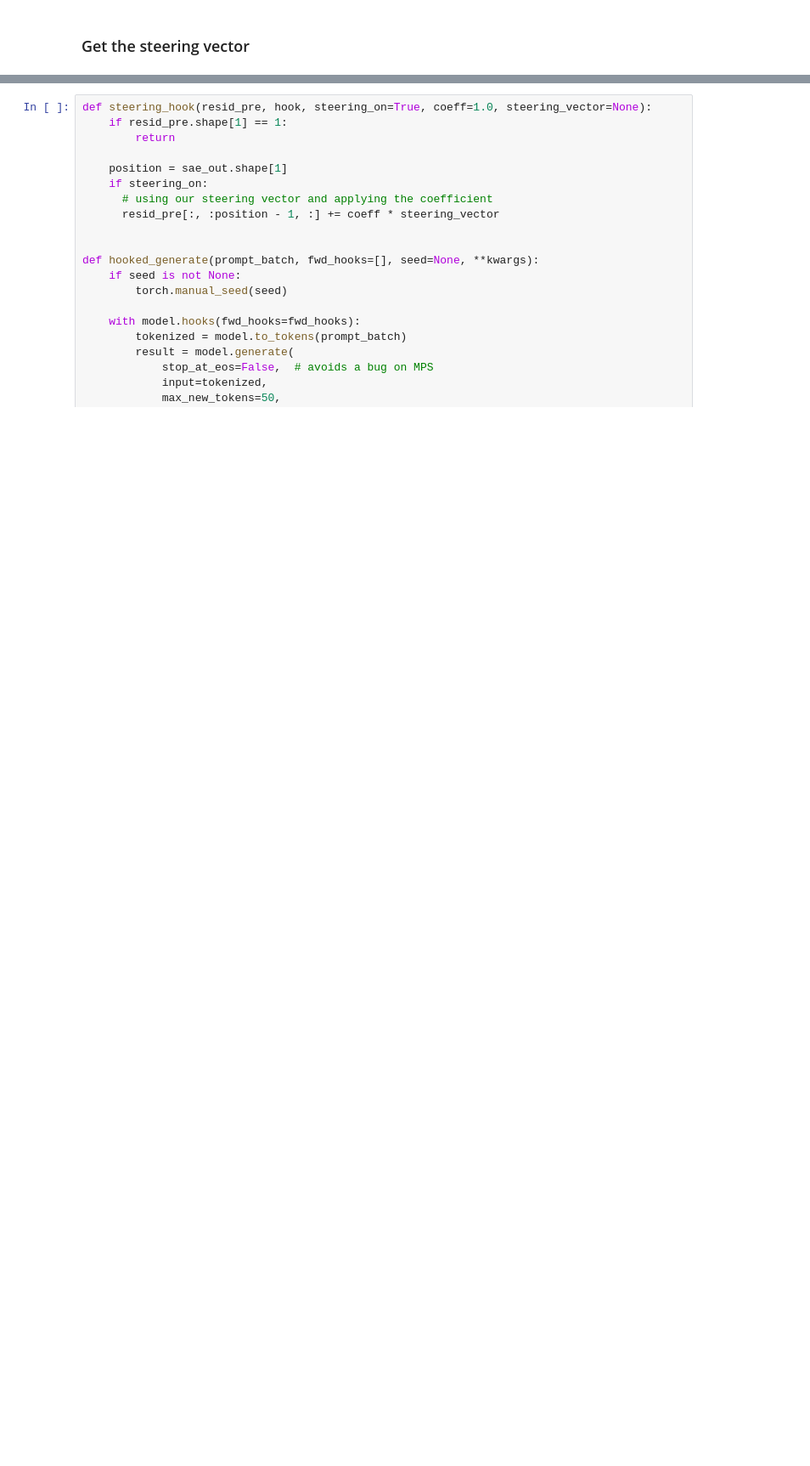
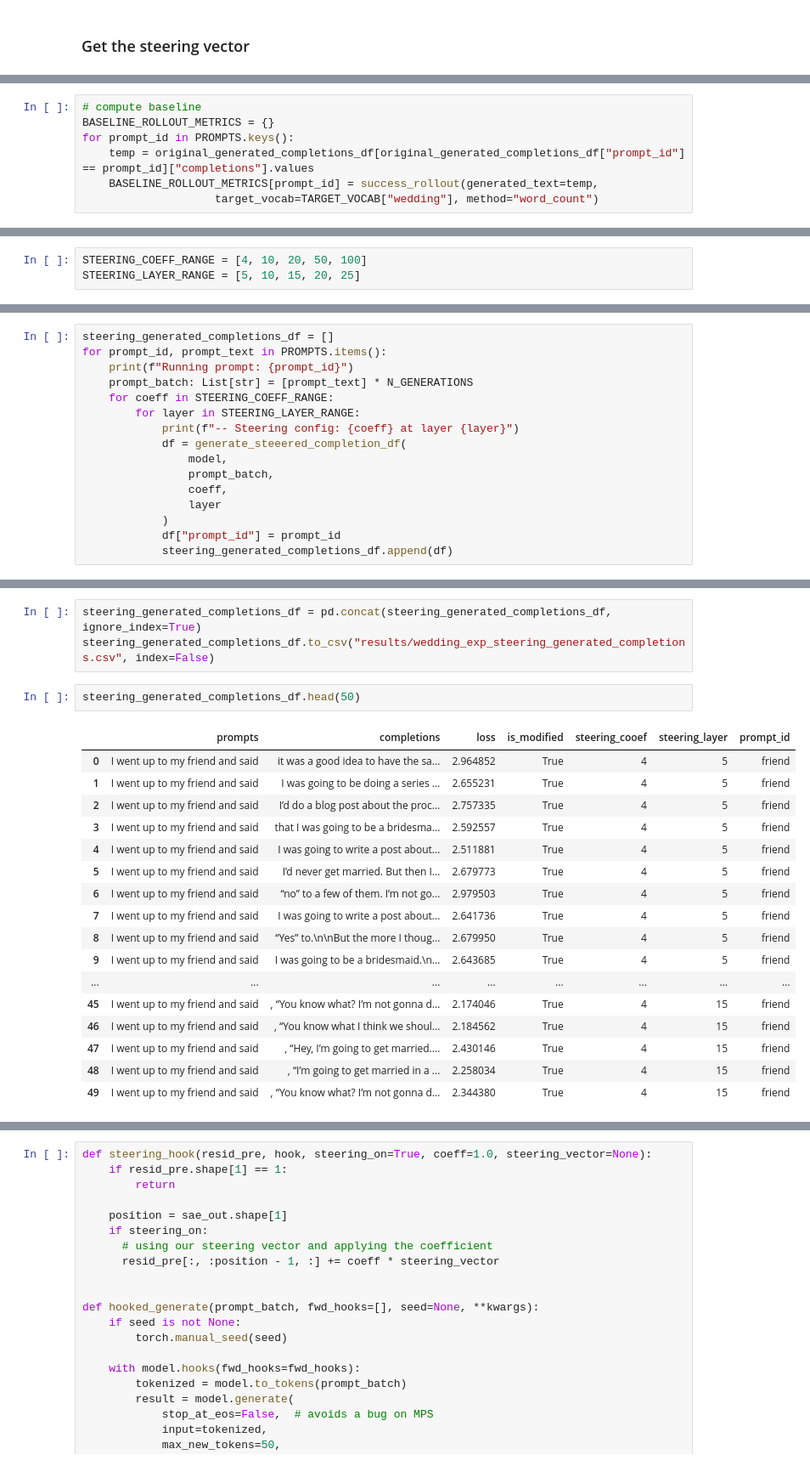
Before and after one commit to nguyentr17/mats-sae-activation-steering, a Jupyter notebook: trang_experiment/SAE_Steering-Gemma-2.ipynb, the cells around one changed output, grey strips where cells are left out. Shown at 85% size. Drawn from its saved outputs; the diff is of its cells as text; blank space fills up the shorter version.

Commit message:
update baseline steering results for gemma

```diff
--- a/trang_experiment/SAE_Steering-Gemma-2.ipynb
+++ b/trang_experiment/SAE_Steering-Gemma-2.ipynb
@@ -193,2 +179,9 @@ AttributeError: 'ActivationAddition' object has no attribute 'to_dict'
+# %%
+# compute baseline
+BASELINE_ROLLOUT_METRICS = {}
+for prompt_id in PROMPTS.keys():
+    temp = original_generated_completions_df[original_generated_completions_df["prompt_id"] == prompt_id]["completions"].values
+    BASELINE_ROLLOUT_METRICS[prompt_id] = success_rollout(generated_text=temp,
+                    target_vocab=TARGET_VOCAB["wedding"], method="word_count")
 # %% [markdown]
 ### Running generation with steering
@@ -194,0 +210,3 @@ AttributeError: 'ActivationAddition' object has no attribute 'to_dict'
+# %%
+STEERING_COEFF_RANGE = [4, 10, 20, 50, 100]
+STEERING_LAYER_RANGE = [5, 10, 15, 20, 25]
@@ -194,0 +238,16 @@ AttributeError: 'ActivationAddition' object has no attribute 'to_dict'
+# %%
+steering_generated_completions_df = []
+for prompt_id, prompt_text in PROMPTS.items():
+    print(f"Running prompt: {prompt_id}")
+    prompt_batch: List[str] = [prompt_text] * N_GENERATIONS
+    for coeff in STEERING_COEFF_RANGE:
+        for layer in STEERING_LAYER_RANGE:
+            print(f"-- Steering config: {coeff} at layer {layer}")
+            df = generate_steeered_completion_df(
+                model,
+                prompt_batch,
+                coeff,
+                layer
+            )
+            df["prompt_id"] = prompt_id
+            steering_generated_completions_df.append(df)
@@ -194,0 +272,23 @@ AttributeError: 'ActivationAddition' object has no attribute 'to_dict'
+# %%
+steering_generated_completions_df = pd.concat(steering_generated_completions_df, ignore_index=True)
+steering_generated_completions_df.to_csv("results/wedding_exp_steering_generated_completions.csv", index=False)
+# %%
+steering_generated_completions_df.head(50)
+# %% [output]
+|  | prompts | completions | loss | is_modified | steering_cooef | steering_layer | prompt_id |
+| 0 | I went up to my friend and said | it was a good idea to have the sa... | 2.964852 | True | 4 | 5 | friend |
+| 1 | I went up to my friend and said | I was going to be doing a series ... | 2.655231 | True | 4 | 5 | friend |
+| 2 | I went up to my friend and said | I’d do a blog post about the proc... | 2.757335 | True | 4 | 5 | friend |
+| 3 | I went up to my friend and said | that I was going to be a bridesma... | 2.592557 | True | 4 | 5 | friend |
+| 4 | I went up to my friend and said | I was going to write a post about... | 2.511881 | True | 4 | 5 | friend |
+| 5 | I went up to my friend and said | I’d never get married. But then I... | 2.679773 | True | 4 | 5 | friend |
+| 6 | I went up to my friend and said | “no” to a few of them. I’m not go... | 2.979503 | True | 4 | 5 | friend |
+| 7 | I went up to my friend and said | I was going to write a post about... | 2.641736 | True | 4 | 5 | friend |
+| 8 | I went up to my friend and said | “Yes” to.\n\nBut the more I thoug... | 2.679950 | True | 4 | 5 | friend |
+| 9 | I went up to my friend and said | I was going to be a bridesmaid.\n... | 2.643685 | True | 4 | 5 | friend |
+| ... | ... | ... | ... | ... | ... | ... | ... |
+| 45 | I went up to my friend and said | , “You know what? I’m not gonna d... | 2.174046 | True | 4 | 15 | friend |
+| 46 | I went up to my friend and said | , “You know what I think we shoul... | 2.184562 | True | 4 | 15 | friend |
+| 47 | I went up to my friend and said | , “Hey, I’m going to get married.... | 2.430146 | True | 4 | 15 | friend |
+| 48 | I went up to my friend and said | , “I’m going to get married in a ... | 2.258034 | True | 4 | 15 | friend |
+| 49 | I went up to my friend and said | , “You know what? I’m not gonna d... | 2.344380 | True | 4 | 15 | friend |
```
Also changed, not shown: parts of 21 cells of this notebook.
